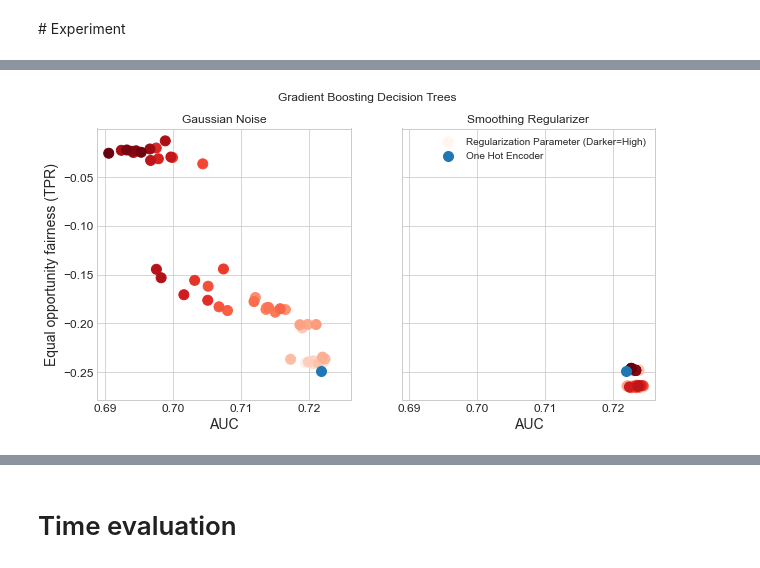
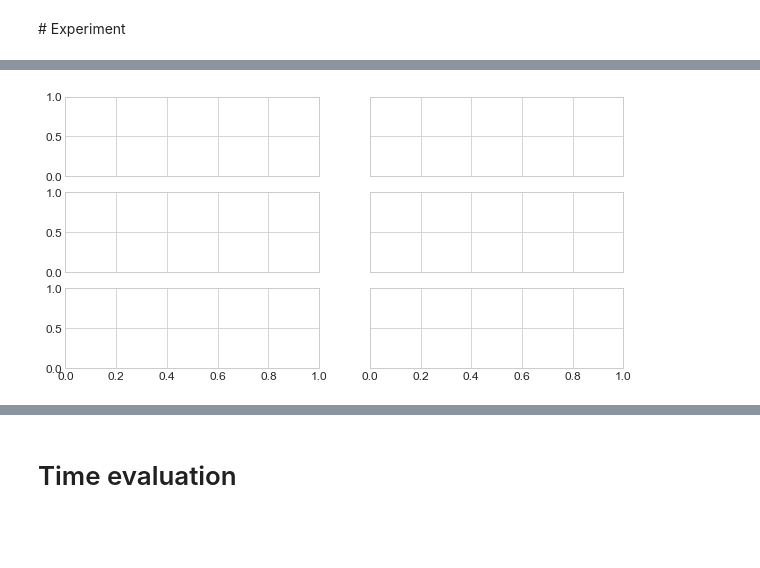
Before and after one commit to cmougan/FairEncoder, a Jupyter notebook: Encoders.ipynb, the cells around one changed output, grey strips where cells are left out. Saved outputs shown, nothing was run; the diff lists cells and outputs as text; code cells hidden in the pictures; blank space fills up the shorter version.

Commit message:
unified encoders image

```diff
--- a/Encoders.ipynb
+++ b/Encoders.ipynb
@@ -640,40 +470,0 @@ Pipeline(steps=[('encoder',
-# %%
-
-fig, (ax1, ax2) = plt.subplots(1, 2,sharex=True,sharey=True)
-fig.suptitle('Gradient Boosting Decision Trees')
-#for ax in (ax1, ax2):
-#    ax.set_xlim([XMIN, XMAX])
-#    ax.set_ylim([YMIN, YMAX])
-
-ax1.set_title('Gaussian Noise')
-ax1.set(xlabel='AUC', ylabel='Equal opportunity fairness (TPR)')
-ax1.scatter(
-    gaus["auc_tot"].values,
-    gaus["fairness_metric"].values,
-    s=100,
-    c=gaus.index.values,
-    cmap="Reds",
-    label="Regularization Parameter (Darker=High)"
-)
-ax1.scatter(
-    y=one_hot.fairness_metric, x=one_hot.auc_tot, s=100, label="One Hot Encoder"
-)
-
-ax2.set_title('Smoothing Regularizer')
-ax2.set(xlabel='AUC')
-ax2.scatter(
-    smooth["auc_tot"].values,
-    smooth["fairness_metric"].values,
-    s=100,
-    c=smooth.index.values,
-    cmap="Reds",
-    label="Regularization Parameter (Darker=High)"
-)
-ax2.scatter(
-    y=one_hot.fairness_metric, x=one_hot.auc_tot, s=100, label="One Hot Encoder"
-)
-ax2.legend()
-plt.savefig('images/GBDTEnc.eps',format='eps')
-fig.show()
-# %% [output]
-[figure, removed]
@@ -679,0 +504,4 @@ fig.show()
+# %%
+fig, axs = plt.subplots(3, 2, sharex=True, sharey=True)
+# %% [output]
+[figure, added]
```
Also changed, not shown: parts of 20 cells of this notebook, 1 other file.
